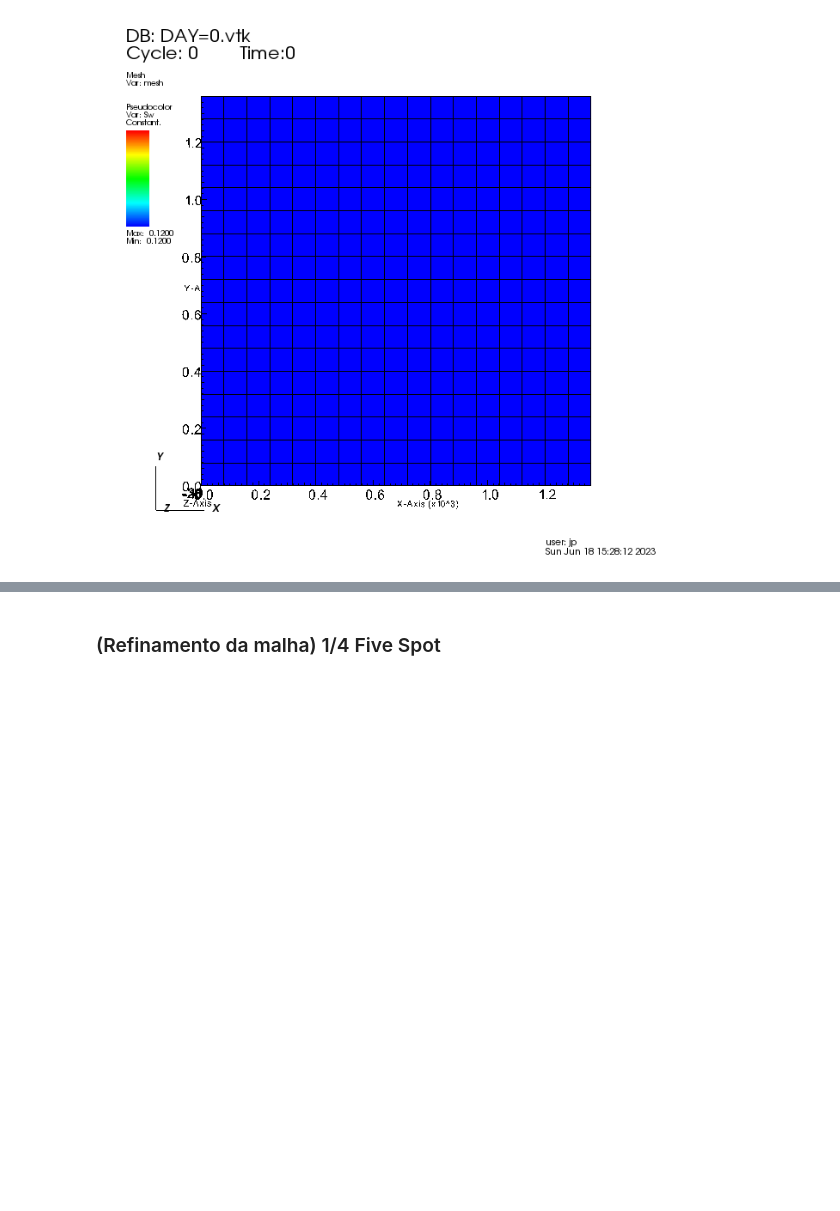
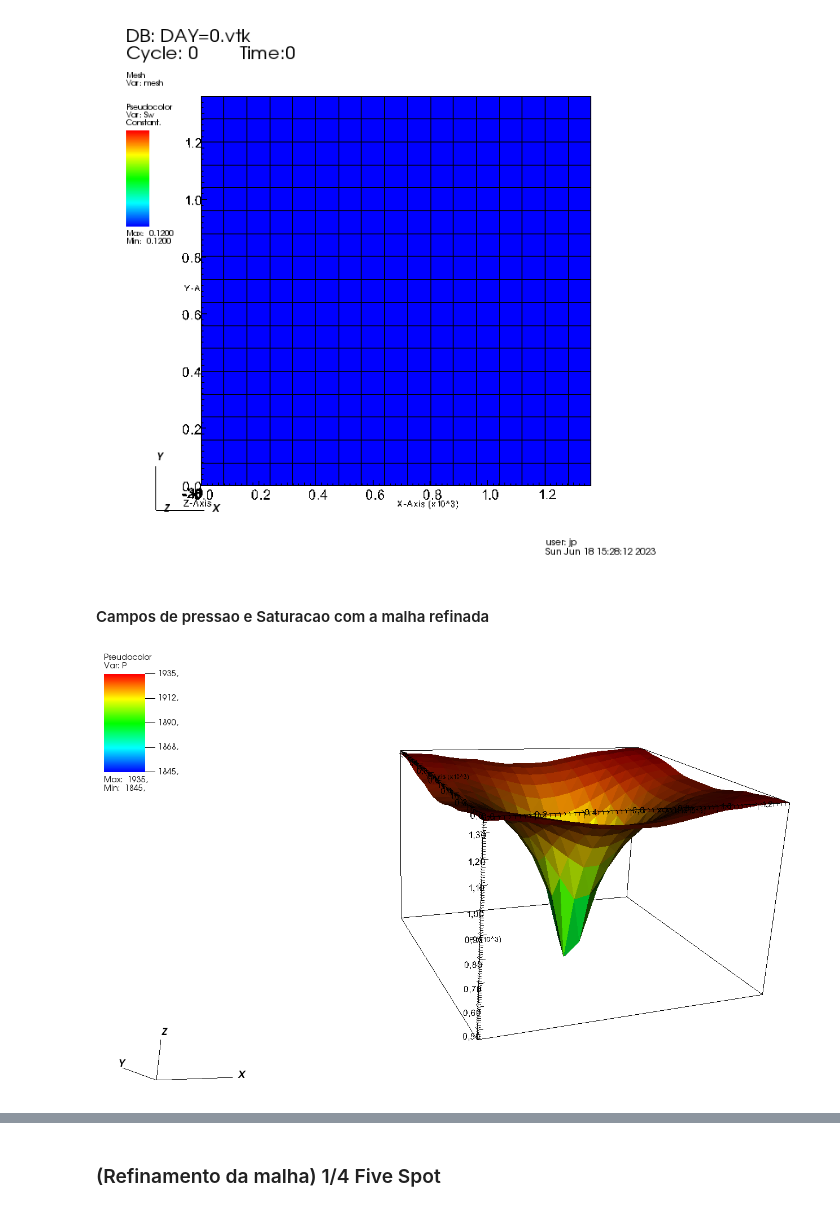
Before and after one commit to jpra2/matlab_mestrado, a Jupyter notebook: simulacao_reserv/teste1/plot_data_iter.ipynb, the cells around one changed output, grey strips where cells are left out. Cells and saved outputs as stored; diff of their text form; code cells hidden in the pictures; blank space fills up the shorter version.

```diff
--- a/simulacao_reserv/teste1/plot_data_iter.ipynb
+++ b/simulacao_reserv/teste1/plot_data_iter.ipynb
@@ -341,3 +342,13 @@ path = os.path.join(base18_path, 'movie_sw.gif')
 display.Image(path, width=600)
 # %% [output]
 [figure]
+# %% [markdown]
+#### Campos de pressao e Saturacao com a malha refinada
+# %%
+#pressao em 365 dias
+from IPython import display
+base18_path = os.path.join(data_cases_path, 'base18')
+path = os.path.join(base18_path, 'p_3D_D_365.png')
+display.Image(path, width=800)
+# %% [output]
+[figure, added]
```
Also changed, not shown: parts of 4 cells of this notebook, 5 other files.
